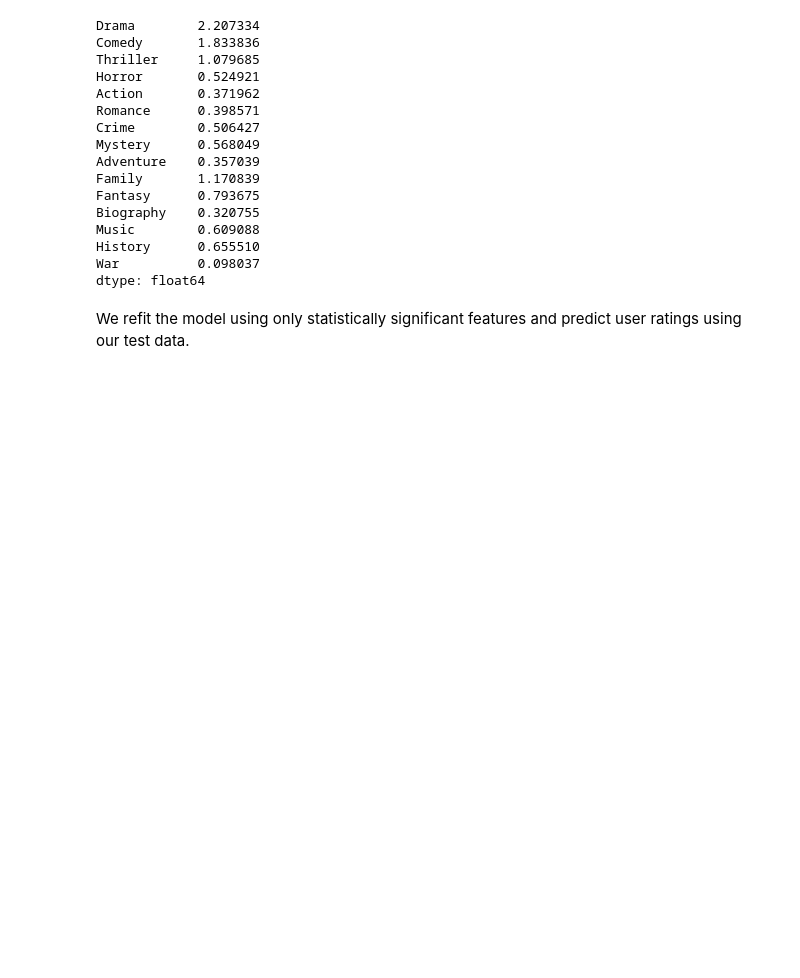
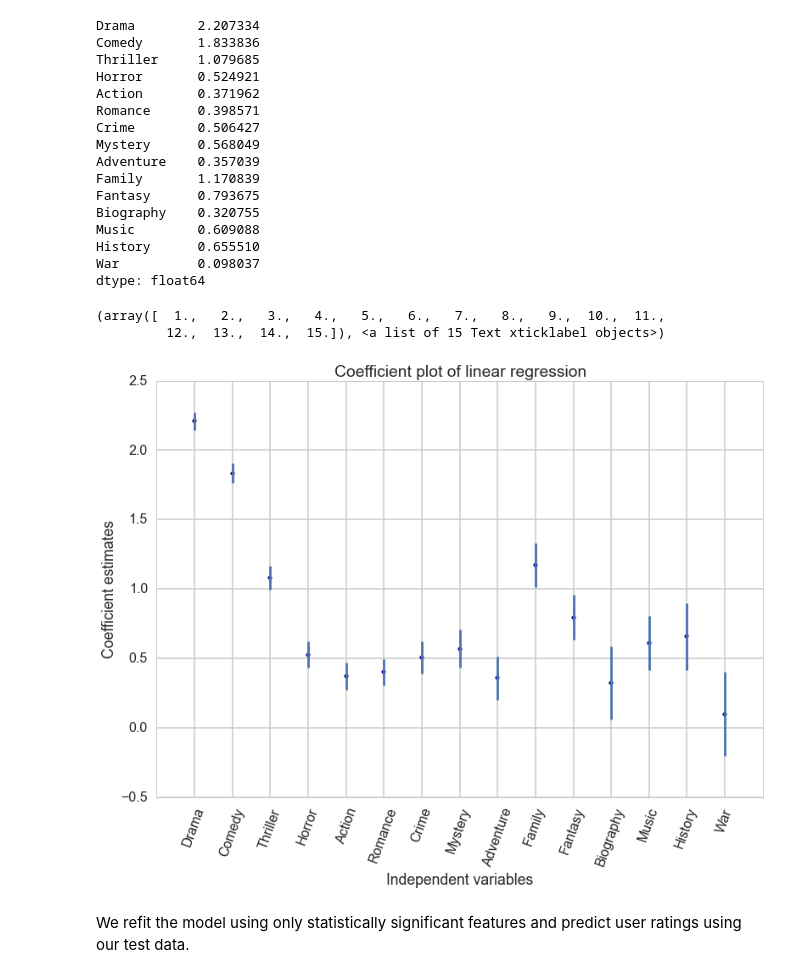
Before and after one commit to zhiqianseah/CS109finalproj, a Jupyter notebook: Project Write Up.ipynb, the cells around one changed output. Saved outputs shown, nothing was run; the diff lists cells and outputs as text; code cells hidden in the pictures; blank space fills up the shorter version.

```diff
--- a/Project Write Up.ipynb
+++ b/Project Write Up.ipynb
@@ -371,7 +386,8 @@ print sortfreq_g[0:15].index
 # %% [output]
 Index([u'Drama', u'Comedy', u'Thriller', u'Horror', u'Action', u'Romance', u'Crime', u'Mystery', u'Adventure', u'Family', u'Fantasy', u'Biography', u'Music', u'History', u'War'], dtype='object')
 # %%
-results.bse[sortfreq_g[0:15].index]
+yerr_genre = results.bse[sortfreq_g[0:15].index]
+yerr_genre
 # %% [output]
 Drama        0.063693
 Comedy       0.071284
@@ -390,7 +406,8 @@ History      0.239929
 War          0.301337
 dtype: float64
 # %%
-results.params[sortfreq_g[0:15].index]
+top15genre = results.params[sortfreq_g[0:15].index]
+top15genre
 # %% [output]
 Drama        2.207334
 Comedy       1.833836
@@ -408,6 +425,19 @@ Music        0.609088
 History      0.655510
 War          0.098037
 dtype: float64
+# %%
+xaxis_genre = np.linspace(1,len(top15genre),len(top15genre))
+plt.scatter(xaxis_genre,top15genre)
+plt.errorbar(xaxis_genre,top15genre,yerr=yerr_genre, linestyle="None")
+plt.title('Coefficient plot of linear regression')
+plt.ylabel('Coefficient estimates')
+plt.xlabel('Independent variables')
+plt.xticks(xaxis_genre, top15genre.index )
+plt.xticks(rotation=70)
+# %% [output]
+(array([  1.,   2.,   3.,   4.,   5.,   6.,   7.,   8.,   9.,  10.,  11.,
+         12.,  13.,  14.,  15.]), <a list of 15 Text xticklabel objects>)
+[figure, added]
 # %% [markdown]
 We refit the model using only statistically significant features and predict user ratings using our test data.
 # %%
```
Also changed, not shown: parts of 3 cells of this notebook, 1 other file.
